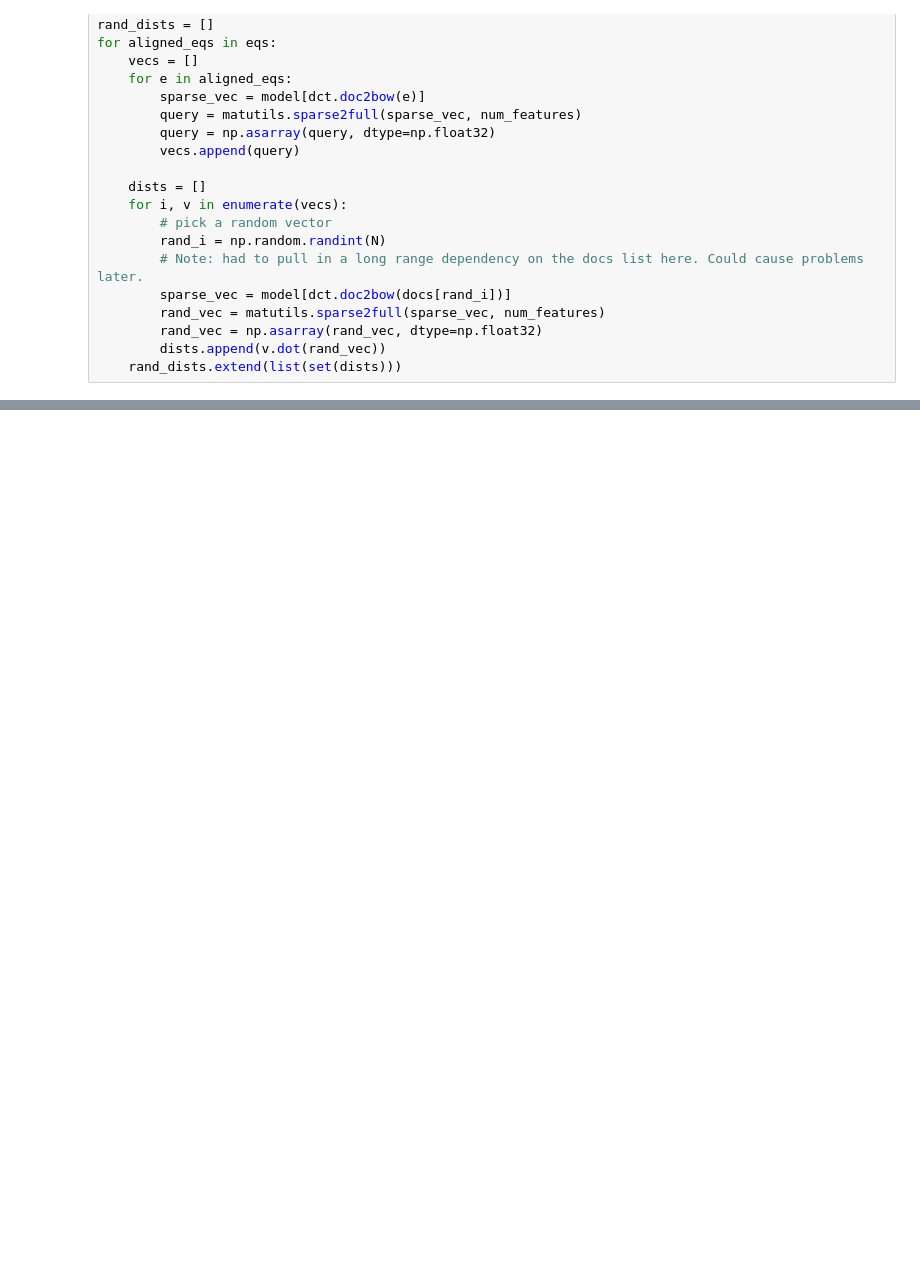
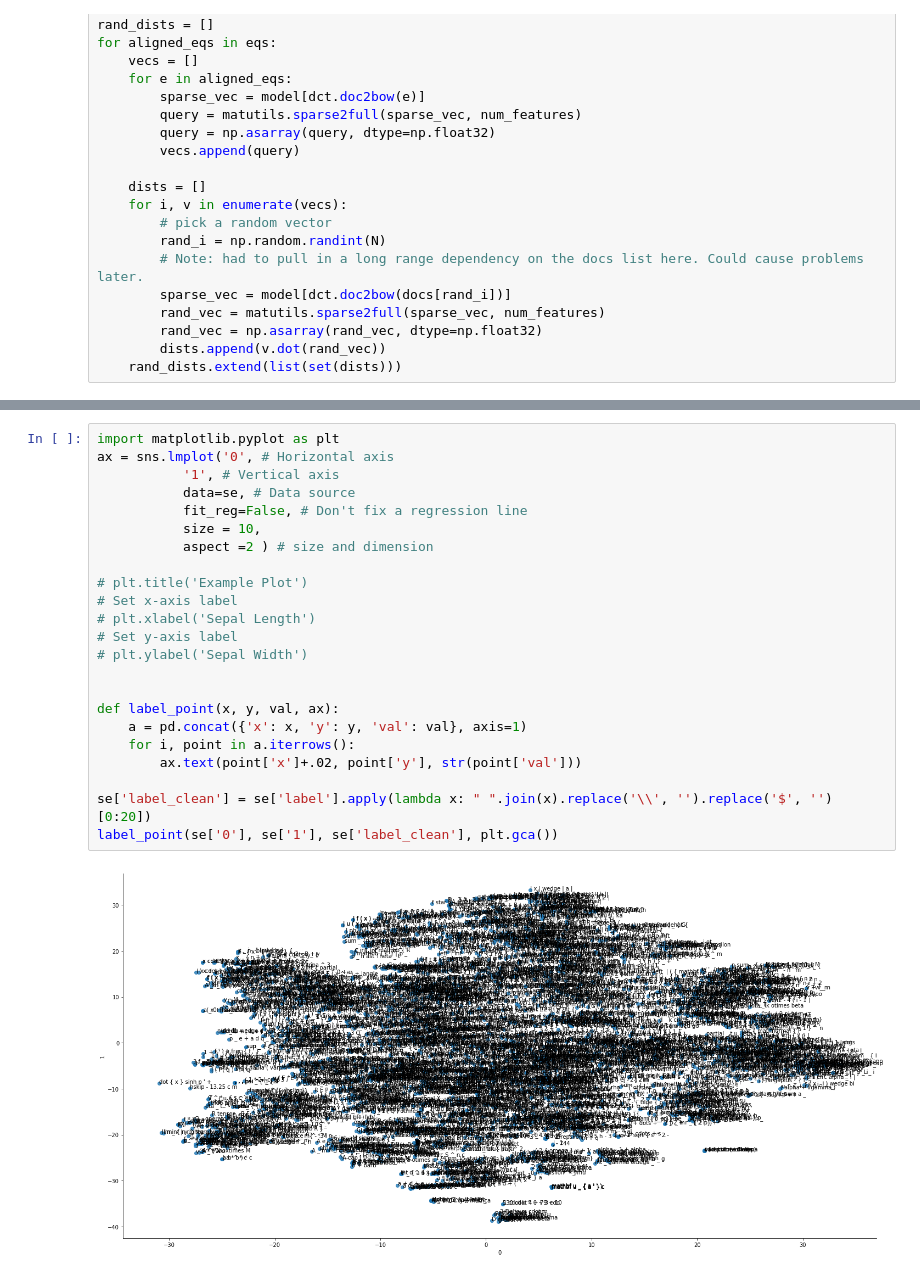
Before and after one commit to samghelms/similar_eqs_senior_proj, a Jupyter notebook: tf-idf benchmark.ipynb, the cells around one changed output, grey strips where cells are left out. Saved outputs shown, nothing was run; the diff lists cells and outputs as text; blank space fills up the shorter version.

```diff
--- a/tf-idf benchmark.ipynb
+++ b/tf-idf benchmark.ipynb
@@ -99,0 +202,25 @@ ImportError: No module named matplotlib.pyplot
+# %%
+import matplotlib.pyplot as plt
+ax = sns.lmplot('0', # Horizontal axis
+           '1', # Vertical axis
+           data=se, # Data source
+           fit_reg=False, # Don't fix a regression line
+           size = 10,
+           aspect =2 ) # size and dimension
+
+# plt.title('Example Plot')
+# Set x-axis label
+# plt.xlabel('Sepal Length')
+# Set y-axis label
+# plt.ylabel('Sepal Width')
+
+
+def label_point(x, y, val, ax):
+    a = pd.concat({'x': x, 'y': y, 'val': val}, axis=1)
+    for i, point in a.iterrows():
+        ax.text(point['x']+.02, point['y'], str(point['val']))
+
+se['label_clean'] = se['label'].apply(lambda x: " ".join(x).replace('\\', '').replace('$', '')[0:20])
+label_point(se['0'], se['1'], se['label_clean'], plt.gca())
+# %% [output]
+[figure, added]
```
Also changed, not shown: parts of 17 cells of this notebook, 59 other files.
